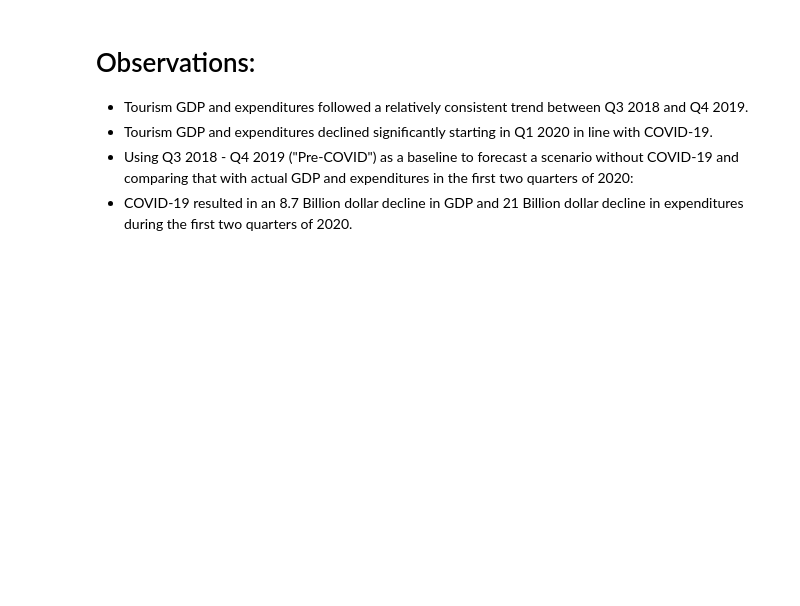
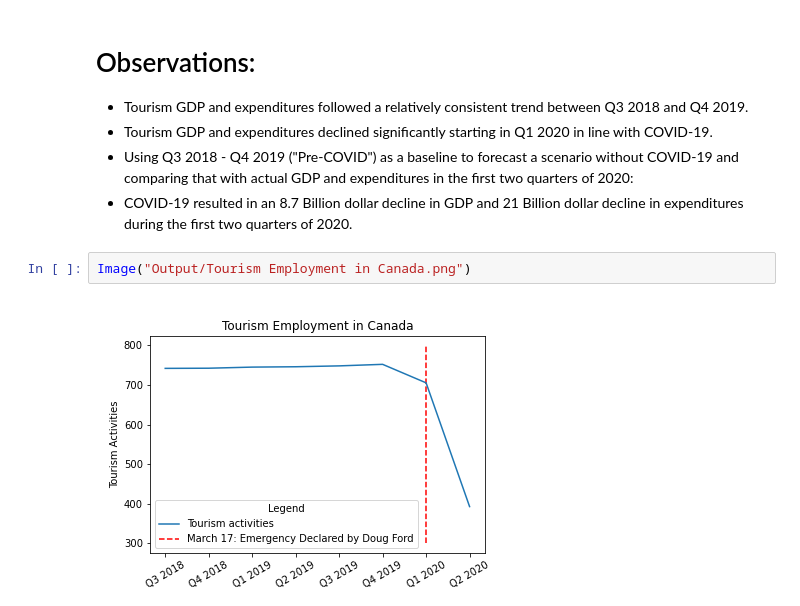
Before and after one commit to chenghaohan/Team_Anti-COVID_Project1, a Jupyter notebook: Final Data Analysis.ipynb, the cells around one changed output. Saved outputs shown, nothing was run; the diff lists cells and outputs as text; blank space fills up the shorter version.

```diff
--- a/Final Data Analysis.ipynb
+++ b/Final Data Analysis.ipynb
@@ -77,3 +85,7 @@ Image('Output/Canadian Tourism Dollars.png')
 * Tourism GDP and expenditures declined significantly starting in Q1 2020 in line with COVID-19.
 * Using Q3 2018 - Q4 2019 ("Pre-COVID") as a baseline to forecast a scenario without COVID-19 and comparing that with actual GDP and expenditures in the first two quarters of 2020:
 * COVID-19 resulted in an 8.7 Billion dollar decline in GDP and 21 Billion dollar decline in expenditures during the first two quarters of 2020.
+# %%
+Image("Output/Tourism Employment in Canada.png")
+# %% [output]
+[figure, added]
```
Also changed, not shown: parts of 4 cells of this notebook, 3 other files.
